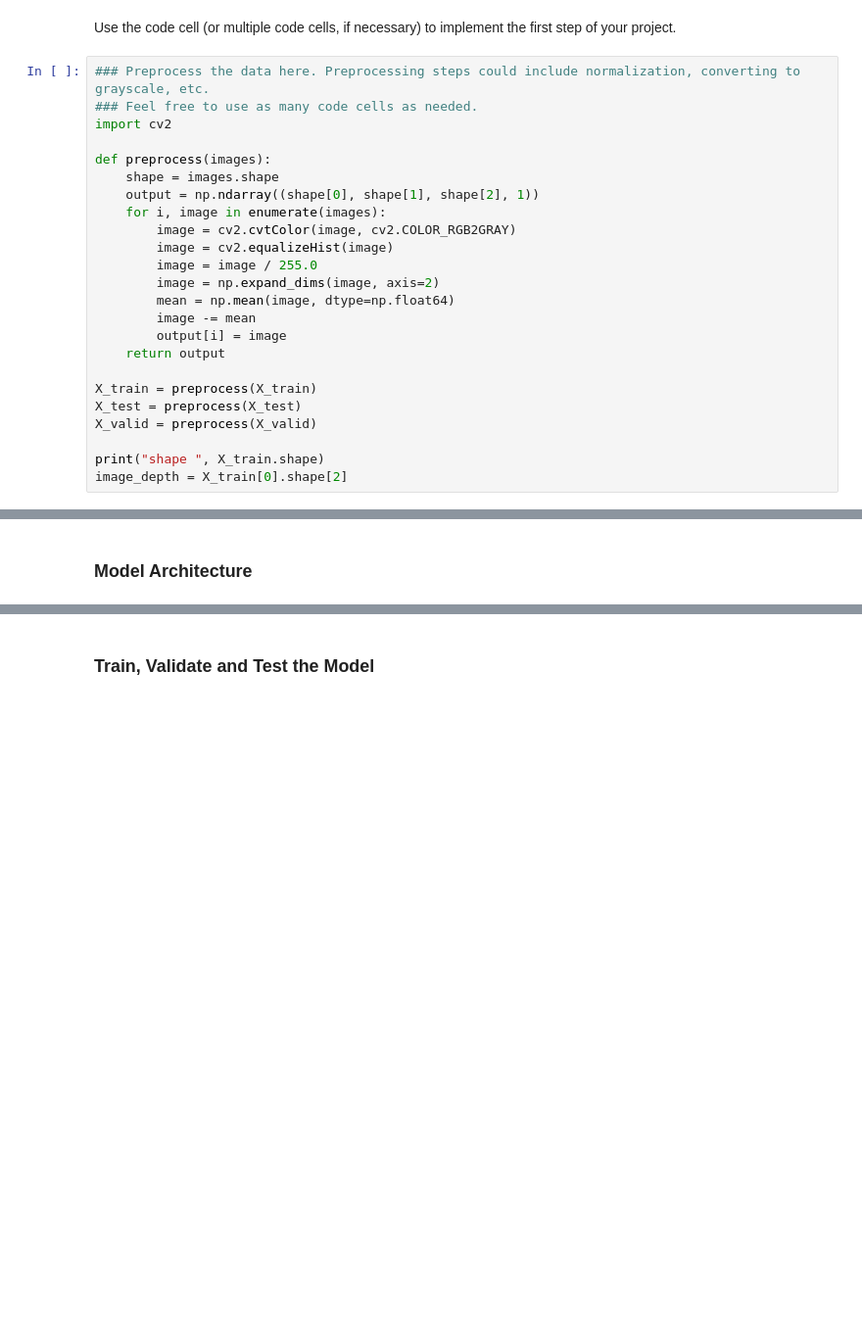
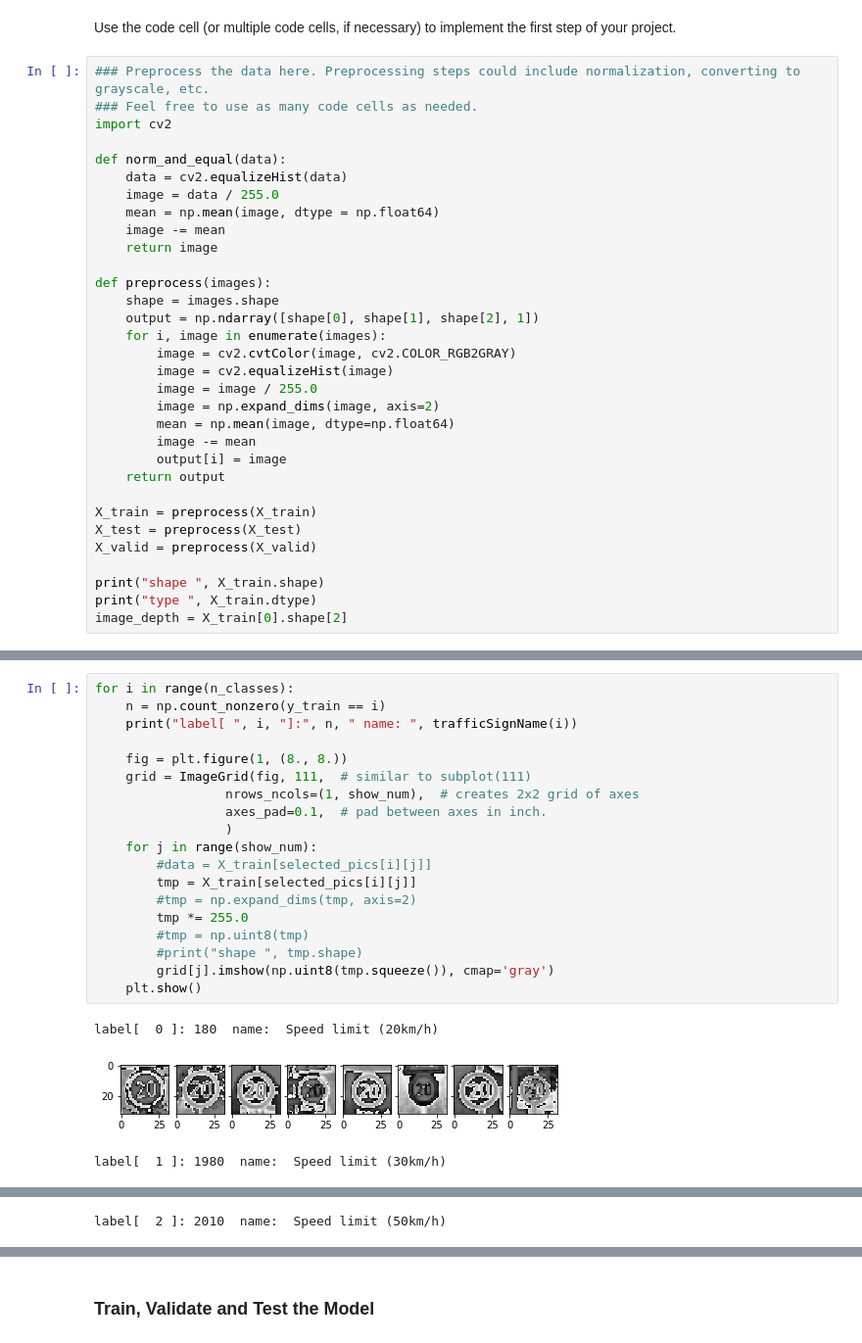
Before and after one commit to alexvonduar/CarND-Traffic-Sign-Classifier-Project, a Jupyter notebook: Traffic_Sign_Classifier.ipynb, the cells around one changed output, grey strips where cells are left out. Shown at 98% size. Cells and saved outputs as stored; diff of their text form; blank space fills up the shorter version.

```diff
--- a/Traffic_Sign_Classifier.ipynb
+++ b/Traffic_Sign_Classifier.ipynb
@@ -196,9 +200,16 @@ Use the code cell (or multiple code cells, if necessary) to implement the first
 ### Feel free to use as many code cells as needed.
 import cv2
 
+def norm_and_equal(data):
+    data = cv2.equalizeHist(data)
+    image = data / 255.0
+    mean = np.mean(image, dtype = np.float64)
+    image -= mean
+    return image
+
 def preprocess(images):
     shape = images.shape
-    output = np.ndarray((shape[0], shape[1], shape[2], 1))
+    output = np.ndarray([shape[0], shape[1], shape[2], 1])
     for i, image in enumerate(images):
         image = cv2.cvtColor(image, cv2.COLOR_RGB2GRAY)
         image = cv2.equalizeHist(image)
@@ -214,6 +225,7 @@ X_test = preprocess(X_test)
 X_valid = preprocess(X_valid)
 
 print("shape ", X_train.shape)
+print("type ", X_train.dtype)
 image_depth = X_train[0].shape[2]
 # %% [output]
 shape  (34799, 32, 32, 1)
@@ -220,2 +233,23 @@ shape  (34799, 32, 32, 1)
-# %% [markdown]
-### Model Architecture
+# %%
+for i in range(n_classes):
+    n = np.count_nonzero(y_train == i)
+    print("label[ ", i, "]:", n, " name: ", trafficSignName(i))
+
+    fig = plt.figure(1, (8., 8.))
+    grid = ImageGrid(fig, 111,  # similar to subplot(111)
+                 nrows_ncols=(1, show_num),  # creates 2x2 grid of axes
+                 axes_pad=0.1,  # pad between axes in inch.
+                 )
+    for j in range(show_num):
+        #data = X_train[selected_pics[i][j]]
+        tmp = X_train[selected_pics[i][j]]
+        #tmp = np.expand_dims(tmp, axis=2)
+        tmp *= 255.0
+        #tmp = np.uint8(tmp)
+        #print("shape ", tmp.shape)
+        grid[j].imshow(np.uint8(tmp.squeeze()), cmap='gray')
+    plt.show()
+# %% [output]
+label[  0 ]: 180  name:  Speed limit (20km/h)
+[figure, added]
+label[  1 ]: 1980  name:  Speed limit (30km/h)
@@ -221,0 +257 @@ shape  (34799, 32, 32, 1)
+label[  2 ]: 2010  name:  Speed limit (50km/h)
```
Also changed, not shown: parts of 13 cells of this notebook.
